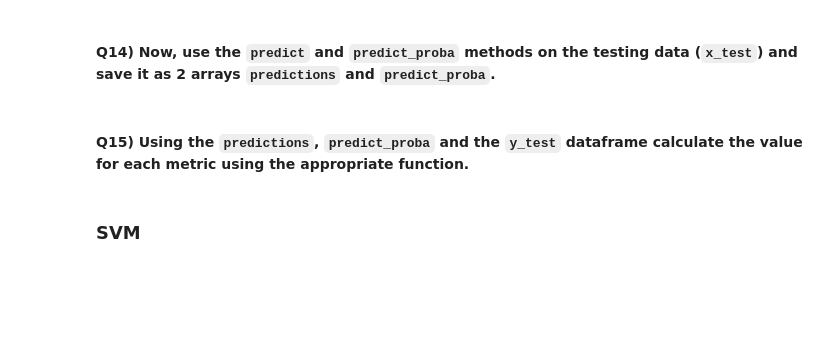
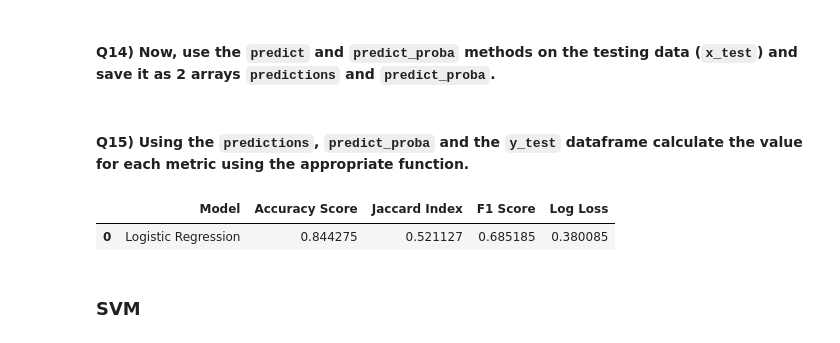
Before and after one commit to CxLos/IBM-Practice-Labs, a Jupyter notebook: 12. Machine Learning with Python/module 6 - Rain Prediciton in Australia/labs/ML0101EN_SkillUp_FinalAssignment.jupyterlite.ipynb, the cells around one changed output. Saved outputs shown, nothing was run; the diff lists cells and outputs as text; code cells hidden in the pictures; blank space fills up the shorter version.

```diff
--- a/12. Machine Learning with Python/module 6 - Rain Prediciton in Australia/labs/ML0101EN_SkillUp_FinalAssignment.jupyterlite.ipynb
+++ b/12. Machine Learning with Python/module 6 - Rain Prediciton in Australia/labs/ML0101EN_SkillUp_FinalAssignment.jupyterlite.ipynb
@@ -258,4 +310,4 @@ Tree_F1_Score =
 # %%
-x_train, x_test, y_train, y_test =
+x_train, x_test, y_train, y_test = train_test_split(features, Y, test_size=0.2, random_state=1)
 # %% [markdown]
 #### Q13) Create and train a LogisticRegression model called LR using the training data (`x_train`, `y_train`) with the `solver` parameter set to `liblinear`.
@@ -266,2 +314,4 @@ LR =
+# %%
+LR = LogisticRegression(C=0.01, solver='liblinear').fit(x_train, y_train)
 # %% [markdown]
 #### Q14) Now, use the `predict` and `predict_proba` methods on the testing data (`x_test`) and save it as 2 arrays `predictions` and `predict_proba`.
@@ -274,2 +318,6 @@ predict_proba =
+# %%
+predictions = LR.predict(x_test)
+# %%
+predict_proba = LR.predict_proba(x_test)
 # %% [markdown]
 #### Q15) Using the `predictions`, `predict_proba` and the `y_test` dataframe calculate the value for each metric using the appropriate function.
@@ -283,3 +324,15 @@ LR_Log_Loss =
+# %%
+LR_Accuracy_Score = accuracy_score(y_test, predictions)
+LR_JaccardIndex = jaccard_score(y_test, predictions)
+LR_F1_Score = f1_score(y_test, predictions)
+LR_Log_Loss = log_loss(y_test, predict_proba)
+
+logistic_report = pd.DataFrame(data=[["Logistic Regression", LR_Accuracy_Score, LR_JaccardIndex, LR_F1_Score, LR_Log_Loss]], columns=['Model', 'Accuracy Score', 'Jaccard Index', 'F1 Score', 'Log Loss'])
+
+logistic_report
+# %% [output]
+|  | Model | Accuracy Score | Jaccard Index | F1 Score | Log Loss |
+| 0 | Logistic Regression | 0.844275 | 0.521127 | 0.685185 | 0.380085 |
 # %% [markdown]
 ### SVM
 # %% [markdown]
```
Also changed, not shown: parts of 52 cells of this notebook, 2 other files.
